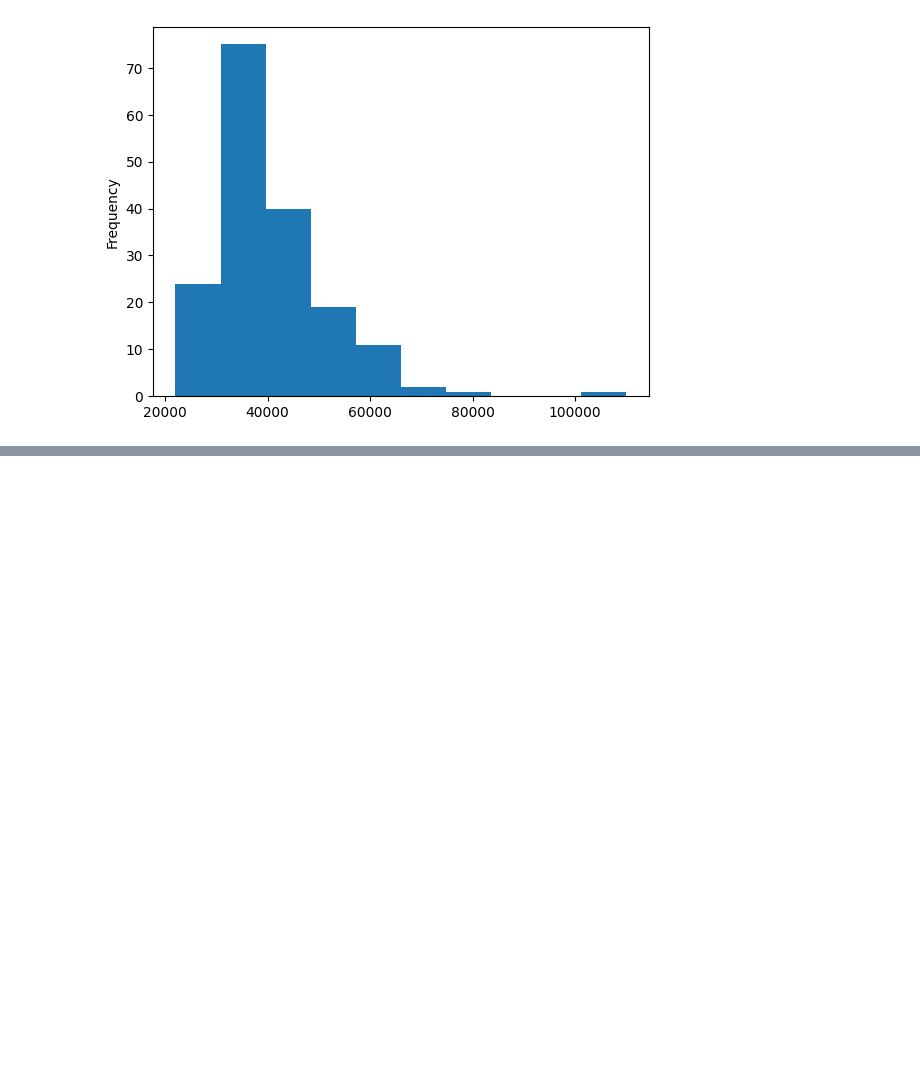
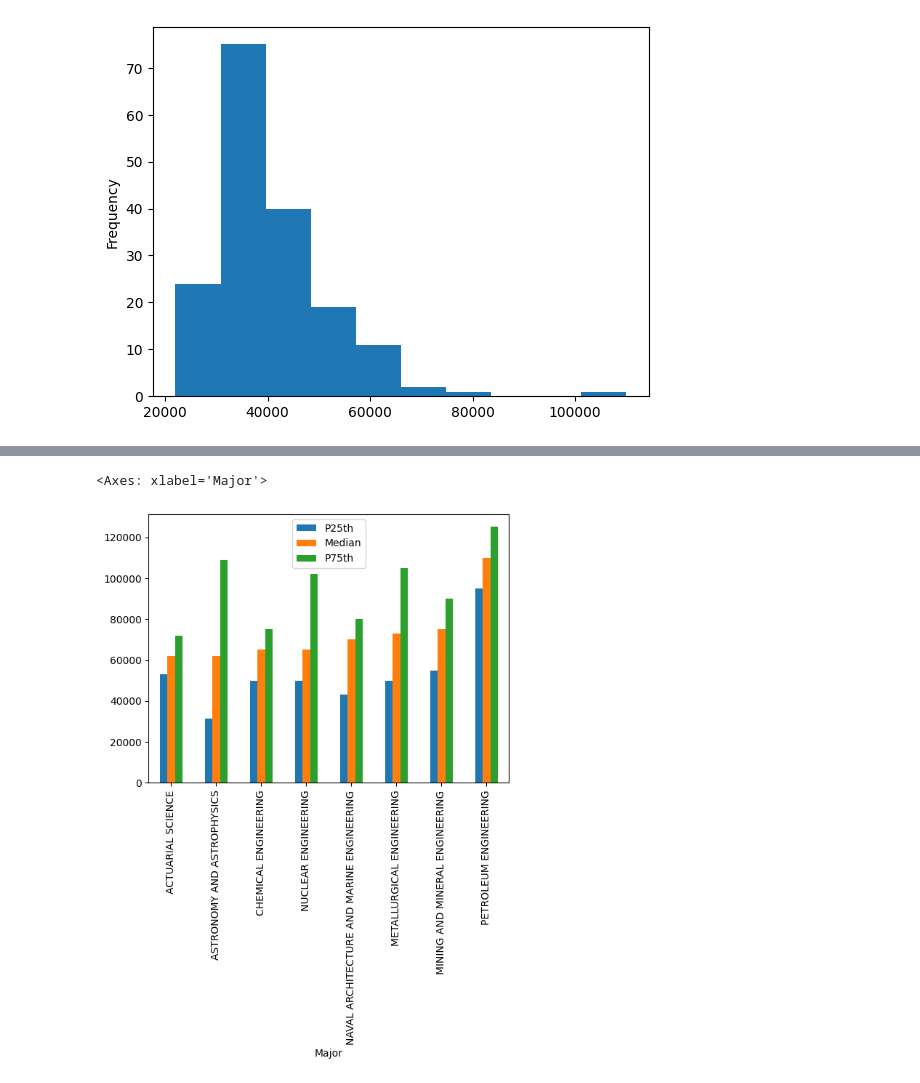
Before and after one commit to felipesebben/Pandas_learning_path, a Jupyter notebook: 7_plot_with_pandas/plot_pandas_viz_basics.ipynb, the cells around one changed output, grey strips where cells are left out. Drawn from its saved outputs; the diff is of its cells as text; code cells hidden in the pictures; blank space fills up the shorter version.

```diff
--- a/7_plot_with_pandas/plot_pandas_viz_basics.ipynb
+++ b/7_plot_with_pandas/plot_pandas_viz_basics.ipynb
@@ -137,0 +156,7 @@ top_5.plot(kind="bar", x="Major", y="Median", rot=5, fontsize=4)
+# %%
+top_medians = df[df["Median"] > 60000].sort_values(by="Median")
+# %%
+top_medians.plot(x="Major", y=["P25th", "Median", "P75th"], kind="bar")
+# %% [output]
+<Axes: xlabel='Major'>
+[figure, added]
```
Also changed, not shown: parts of 9 cells of this notebook.
